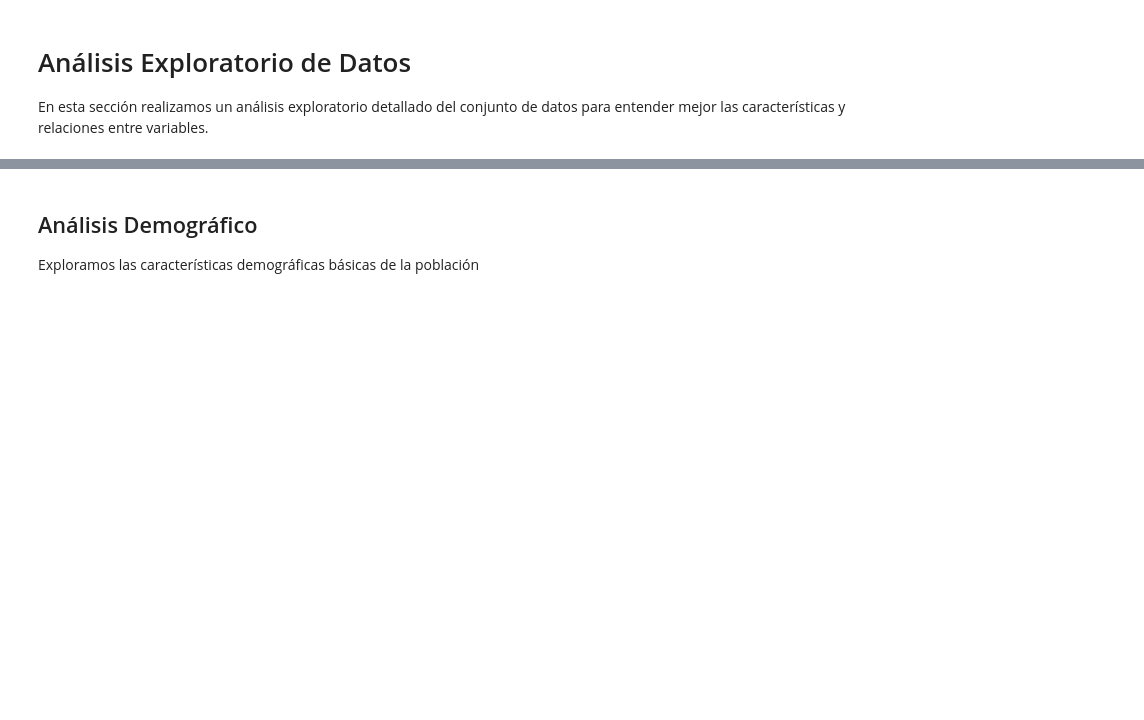
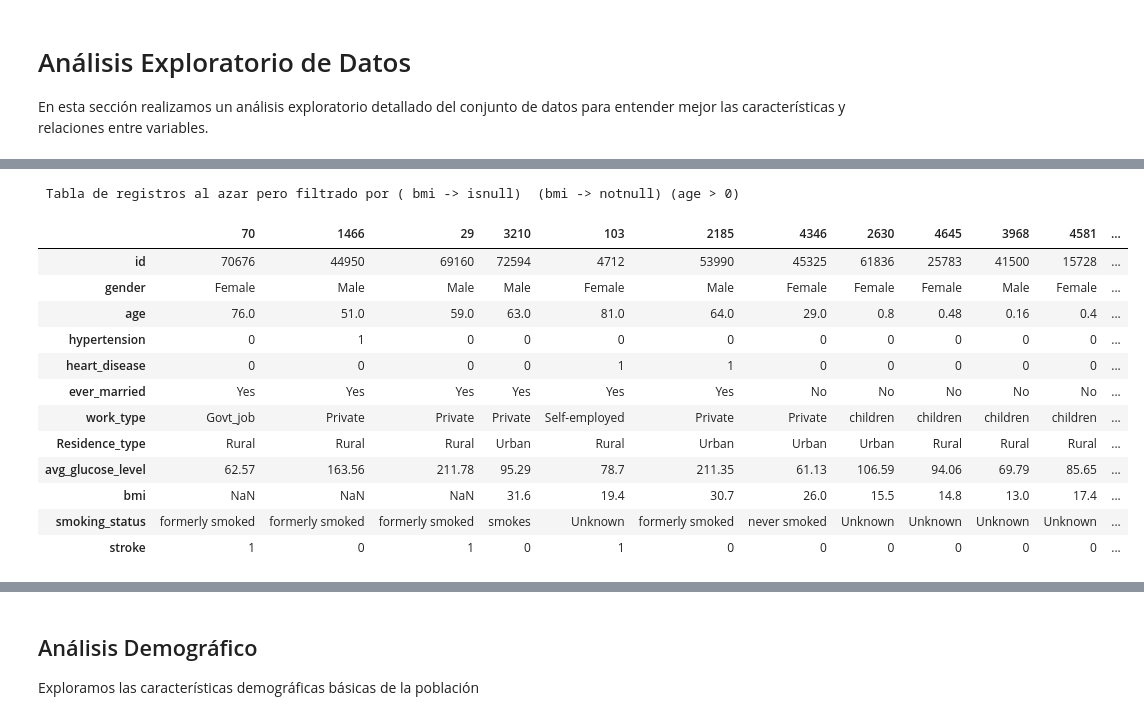
Before and after one commit to MOPineyro/prediccion_accidentes_cerebrovasculares, a Jupyter notebook: prediccion_accidentes_cerebrovasculares.ipynb, the cells around one changed output, grey strips where cells are left out. Drawn from its saved outputs; the diff is of its cells as text; code cells hidden in the pictures; blank space fills up the shorter version.

```diff
--- a/prediccion_accidentes_cerebrovasculares.ipynb
+++ b/prediccion_accidentes_cerebrovasculares.ipynb
@@ -129,0 +262,27 @@ df = pd.read_csv(DATA_PATH)
+# %%
+print (f" Tabla de registros al azar pero filtrado por ( bmi -> isnull)  (bmi -> notnull) (age > 0) ")
+############ Consulta combinada fare_amount Valores Atípicos
+consulta_filtro_U = df.loc[df['bmi'].isnull()].sample(3)
+consulta_filtro_D = df.loc [(df['bmi'].notnull()) & (df['age'] > 0)].sample(4)
+consulta_filtro_T = df.loc[df['age'] < 1].sample(4)
+consulta_filtro_C = df.loc[df['gender'] == 'Other']
+# Combinar ambos resultados
+consulta_filtro = pd.concat([consulta_filtro_U,consulta_filtro_D,consulta_filtro_T, consulta_filtro_C])
+
+## .T (transposición atributo de pandas) lo aplicamos de manera directa en el DataFrame caso de display y print
+display(consulta_filtro.T)
+# %% [output]
+ Tabla de registros al azar pero filtrado por ( bmi -> isnull)  (bmi -> notnull) (age > 0)
+|  | 70 | 1466 | 29 | 3210 | 103 | 2185 | 4346 | 2630 | 4645 | 3968 | 4581 | ... |
+| id | 70676 | 44950 | 69160 | 72594 | 4712 | 53990 | 45325 | 61836 | 25783 | 41500 | 15728 | ... |
+| gender | Female | Male | Male | Male | Female | Male | Female | Female | Female | Male | Female | ... |
+| age | 76.0 | 51.0 | 59.0 | 63.0 | 81.0 | 64.0 | 29.0 | 0.8 | 0.48 | 0.16 | 0.4 | ... |
+| hypertension | 0 | 1 | 0 | 0 | 0 | 0 | 0 | 0 | 0 | 0 | 0 | ... |
+| heart_disease | 0 | 0 | 0 | 0 | 1 | 1 | 0 | 0 | 0 | 0 | 0 | ... |
+| ever_married | Yes | Yes | Yes | Yes | Yes | Yes | No | No | No | No | No | ... |
+| work_type | Govt_job | Private | Private | Private | Self-employed | Private | Private | children | children | children | children | ... |
+| Residence_type | Rural | Rural | Rural | Urban | Rural | Urban | Urban | Urban | Rural | Rural | Rural | ... |
+| avg_glucose_level | 62.57 | 163.56 | 211.78 | 95.29 | 78.7 | 211.35 | 61.13 | 106.59 | 94.06 | 69.79 | 85.65 | ... |
+| bmi | NaN | NaN | NaN | 31.6 | 19.4 | 30.7 | 26.0 | 15.5 | 14.8 | 13.0 | 17.4 | ... |
+| smoking_status | formerly smoked | formerly smoked | formerly smoked | smokes | Unknown | formerly smoked | never smoked | Unknown | Unknown | Unknown | Unknown | ... |
+| stroke | 1 | 0 | 1 | 0 | 1 | 0 | 0 | 0 | 0 | 0 | 0 | ... |
```
Also changed, not shown: parts of 18 cells of this notebook, 1 other file.
